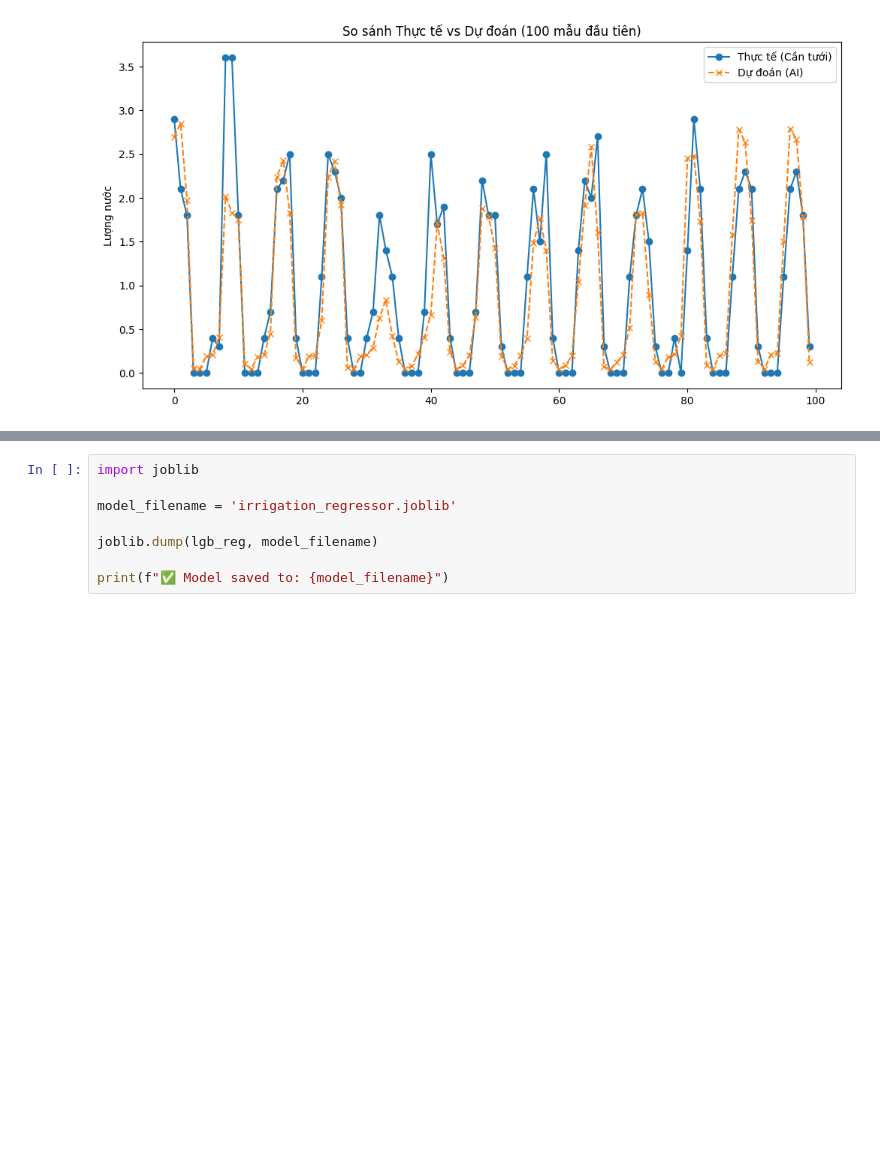
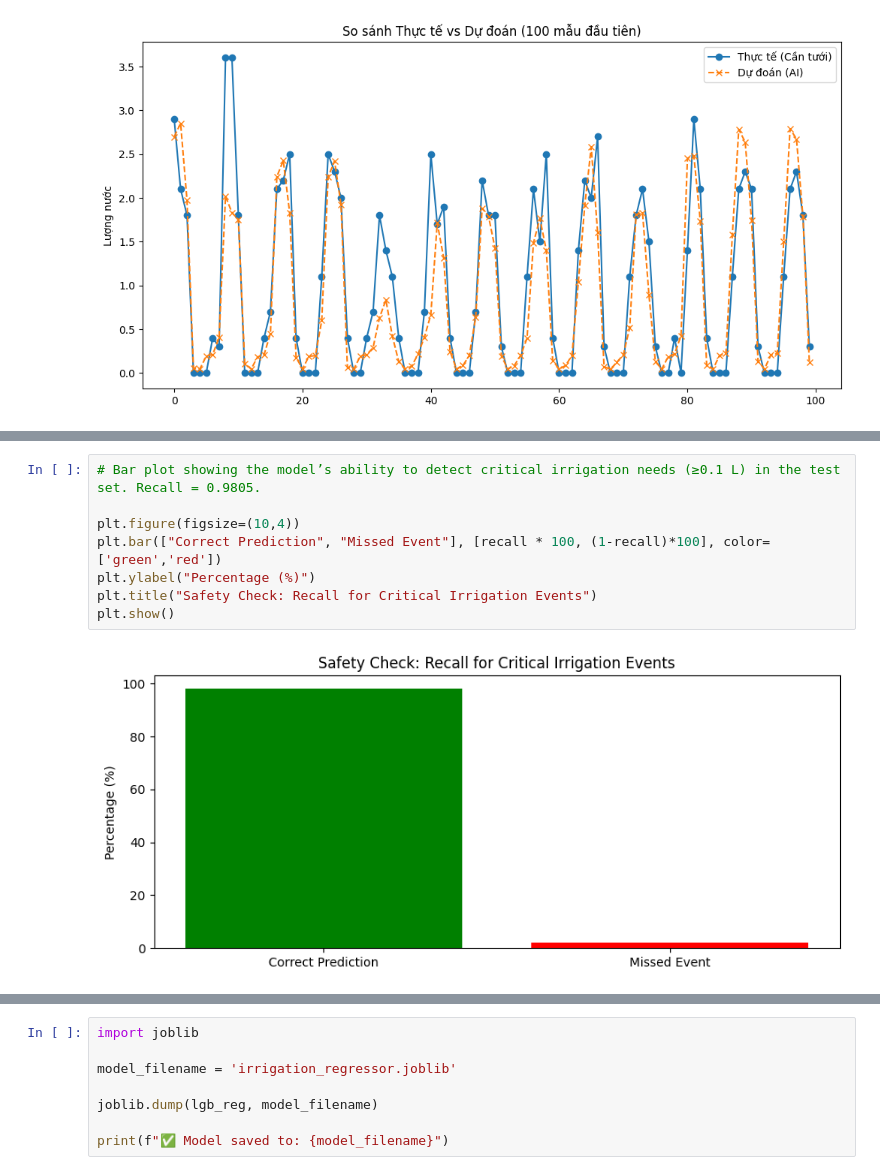
Before and after one commit to LemonKronos/Machine-learning-for-greenhouse-irrigation-automation, a Jupyter notebook: Analysis_regression.ipynb, the cells around one changed output, grey strips where cells are left out. Drawn from its saved outputs; the diff is of its cells as text; blank space fills up the shorter version.

```diff
--- a/Analysis_regression.ipynb
+++ b/Analysis_regression.ipynb
@@ -340,0 +383,10 @@ plt.show()
+# %%
+# Bar plot showing the model’s ability to detect critical irrigation needs (≥0.1 L) in the test set. Recall = 0.9805.
+
+plt.figure(figsize=(10,4))
+plt.bar(["Correct Prediction", "Missed Event"], [recall * 100, (1-recall)*100], color=['green','red'])
+plt.ylabel("Percentage (%)")
+plt.title("Safety Check: Recall for Critical Irrigation Events")
+plt.show()
+# %% [output]
+[figure, added]
```
Also changed, not shown: parts of 5 cells of this notebook, 1 other file.
